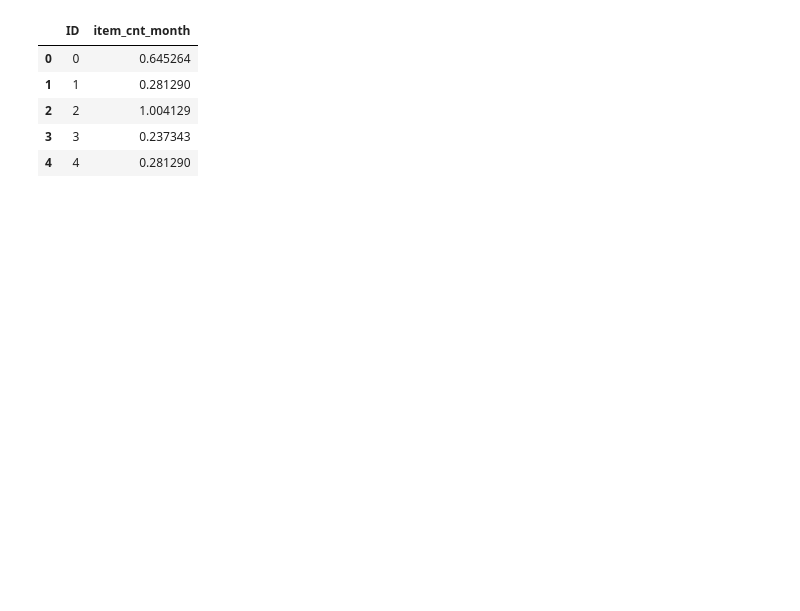
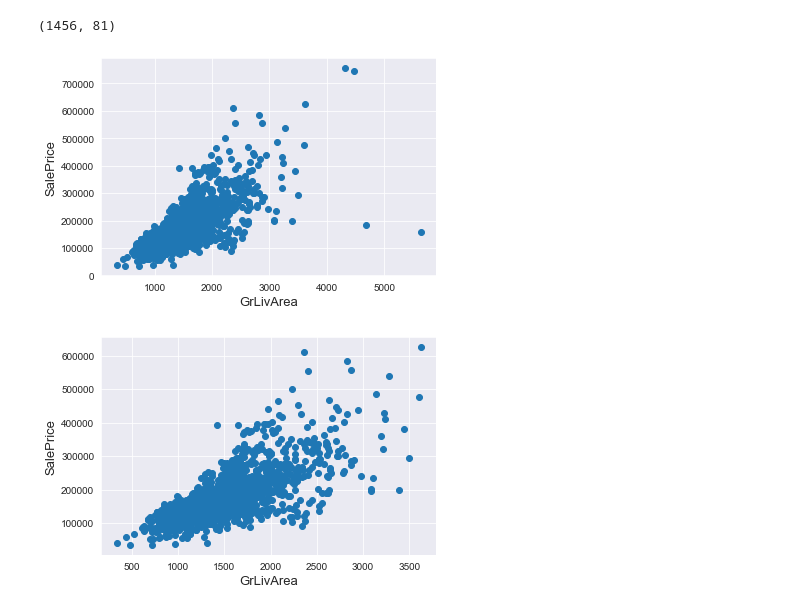
Before and after one commit to Alex-ardashev/Machine-learning-and-Kaggle, a Jupyter notebook: XGBoost vs CatBoost vs LTSM.ipynb, the cells around one changed output. Drawn from its saved outputs; the diff is of its cells as text; code cells hidden in the pictures; blank space fills up the shorter version.

```diff
--- a/XGBoost vs CatBoost vs LTSM.ipynb
+++ b/XGBoost vs CatBoost vs LTSM.ipynb
@@ -1,8 +1,14 @@
 # %%
 import numpy as np # linear algebra
 import pandas as pd # data processing, CSV file I/O (e.g. pd.read_csv)
+%matplotlib inline
+import matplotlib.pyplot as plt  # Matlab-style plotting
 import seaborn as sns
-import matplotlib.pyplot as plt
-%matplotlib inline
-sns.set_style("ticks", {"xtick.major.size": 8, "ytick.major.size": 8})
-plt.style.use('ggplot')
+color = sns.color_palette()
+sns.set_style('darkgrid')
+import warnings
+def ignore_warn(*args, **kwargs):
+    pass
+warnings.warn = ignore_warn #ignore annoying warning (from sklearn and seaborn)
+from scipy import stats
+from scipy.stats import norm, skew #for some statistics
@@ -199,15 +15,7 @@ print(rmse)
-# %%
-submission_output = bst.predict(xgb.DMatrix(X_test))
-# creating dataframe with required columns
-submission = pd.DataFrame({'ID':test['ID'],'item_cnt_month':submission_output.ravel()})
-# creating csv file from dataframe
-#submission.to_csv('submission.csv',index = False)
-submission.to_csv('submission_stacked.csv',index = False)
-submission.head()
-# %% [output]
-|  | ID | item_cnt_month |
-| 0 | 0 | 0.645264 |
-| 1 | 1 | 0.281290 |
-| 2 | 2 | 1.004129 |
-| 3 | 3 | 0.237343 |
-| 4 | 4 | 0.281290 |
+# %%
+train = pd.read_csv('/Users/user/PycharmProjects/Sales-forecast/house-prices-advanced-regression-techniques/train.csv')
+test = pd.read_csv('/Users/user/PycharmProjects/Sales-forecast/house-prices-advanced-regression-techniques/test.csv')
+# %%
+train.shape
+# %% [output]
+(1456, 81)
@@ -213,0 +24,21 @@ submission.head()
+# %%
+#show outliers
+fig, ax = plt.subplots()
+ax.scatter(x = train['GrLivArea'], y = train['SalePrice'])
+plt.ylabel('SalePrice', fontsize=13)
+plt.xlabel('GrLivArea', fontsize=13)
+plt.show()
+
+#Deleting outliers
+train = train.drop(train[(train['GrLivArea']>4000) & (train['SalePrice']<300000)].index)
+train = train.drop(train[(train['GrLivArea']>4000) & (train['SalePrice']>700000)].index)
+
+#Check the graphic again
+fig, ax = plt.subplots()
+ax.scatter(train['GrLivArea'], train['SalePrice'])
+plt.ylabel('SalePrice', fontsize=13)
+plt.xlabel('GrLivArea', fontsize=13)
+plt.show()
+# %% [output]
+[figure, added]
+[figure, added]
```
Also changed, not shown: parts of 23 cells of this notebook.
